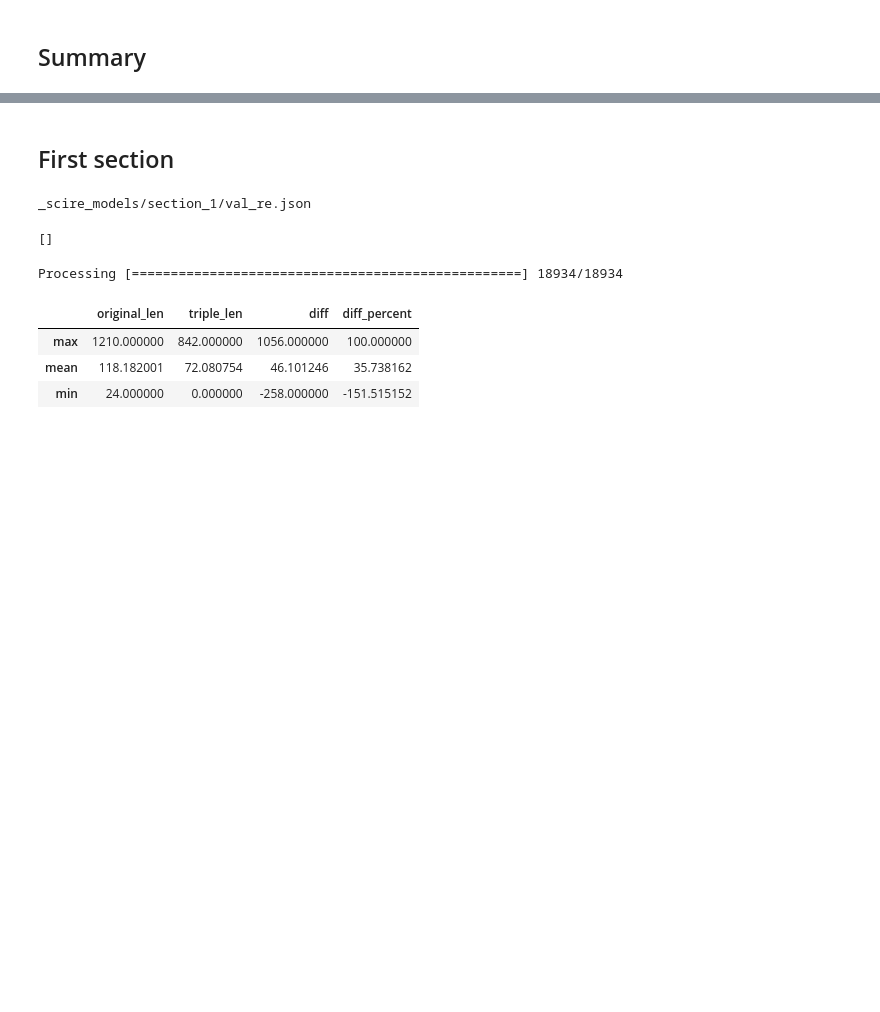
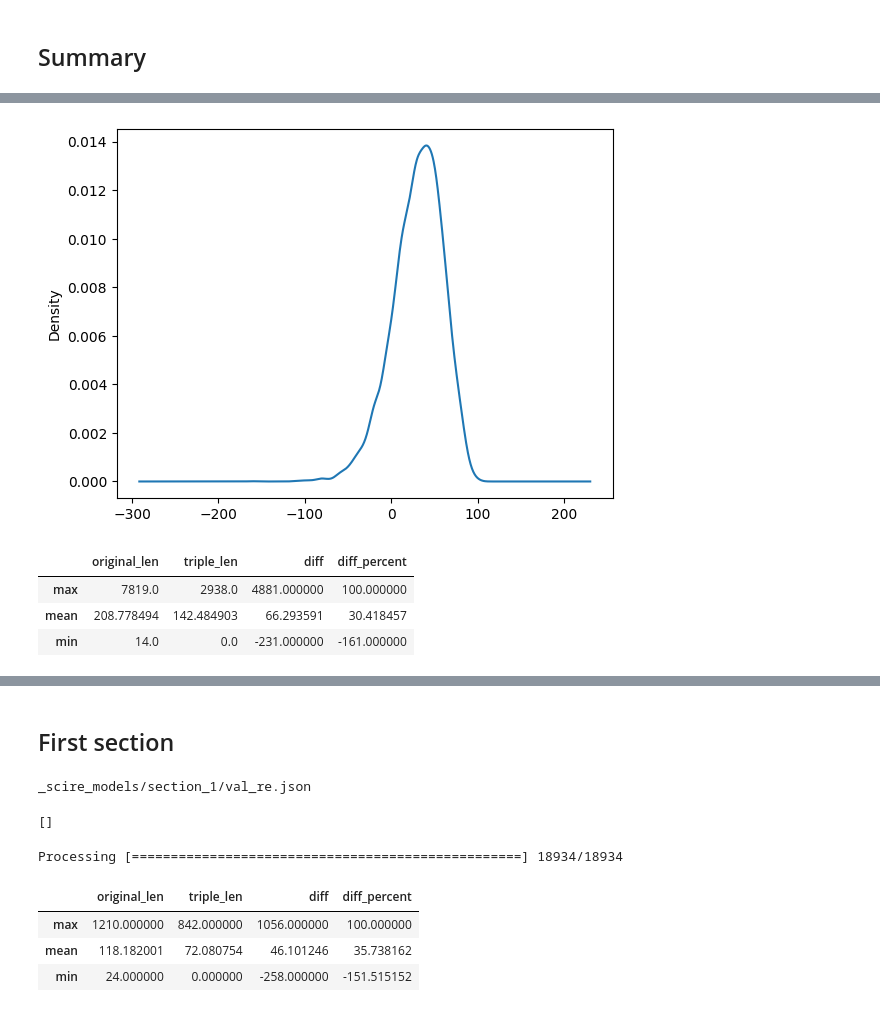
Before and after one commit to Thetang-145/My_Thesis_Playground, a Jupyter notebook: PL-Marker/_visualizeTriple.ipynb, the cells around one changed output, grey strips where cells are left out. Cells and saved outputs as stored; diff of their text form; code cells hidden in the pictures; blank space fills up the shorter version.

```diff
--- a/PL-Marker/_visualizeTriple.ipynb
+++ b/PL-Marker/_visualizeTriple.ipynb
@@ -338,21 +412,0 @@ def getTokenLen(input_text):
-# %%
-def getProcessedLen(dataset):
-    col = ["paper_id", "original", "triple", "original_len", "triple_len", "diff"]
-    len_df = pd.DataFrame(columns=col)
-    len_dataset = len(dataset)
-    for i, data in enumerate(dataset):
-        data['triple_seq'] = getTripSeq(data)
-        paper_id = data['doc_key']
-        original = [j for i in data["sentences"] for j in i]
-        triple = (data['triple_seq'])
-        row = pd.DataFrame([[
-            paper_id,
-            " ".join(original),
-            triple,
-            len(original),
-            getTokenLen(triple),
-            len(original)-getTokenLen(triple)
-        ]],columns=col)
-        len_df = pd.concat([len_df, row], axis=0)
-        print_progress(i, len_dataset, 'Processing ')
-    return len_df.convert_dtypes()
@@ -503,0 +577,3 @@ lowest_trip["original"][0]
+# %%
+stat_abs_train = tripStat("abstract", "train")
+stat_abs_train.show()
@@ -504 +595,12 @@ lowest_trip["original"][0]
+# %%
+stat_abs_train.showDist()
+# %% [output]
+[figure, added]
+# %%
+stat_abs_train.describe()
+# %% [output]
+|  | original_len | triple_len | diff | diff_percent |
+| max | 7819.0 | 2938.0 | 4881.000000 | 100.000000 |
+| mean | 208.778494 | 142.484903 | 66.293591 | 30.418457 |
+| min | 14.0 | 0.0 | -231.000000 | -161.000000 |
 # %%
```
Also changed, not shown: parts of 85 cells of this notebook, 1 other file.
